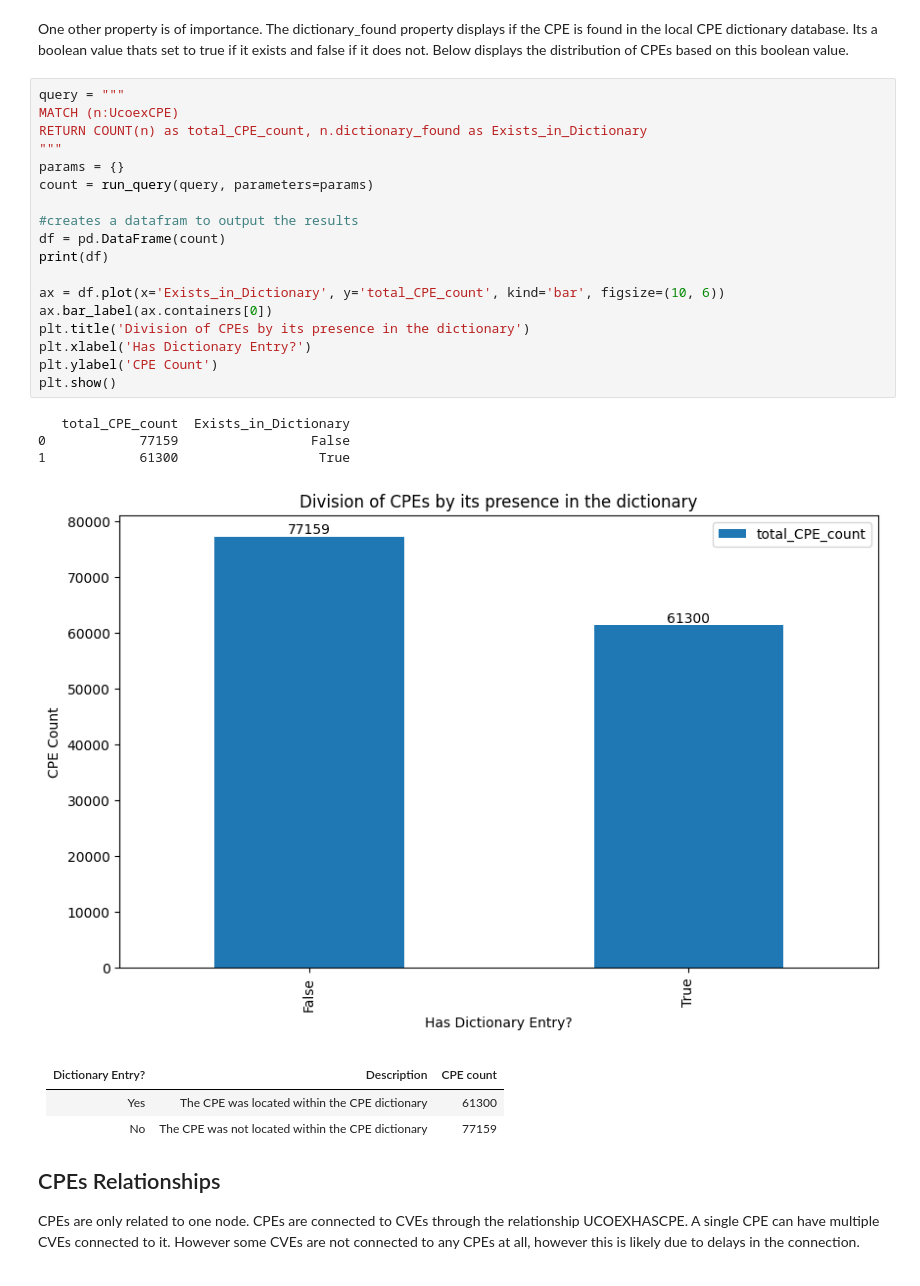
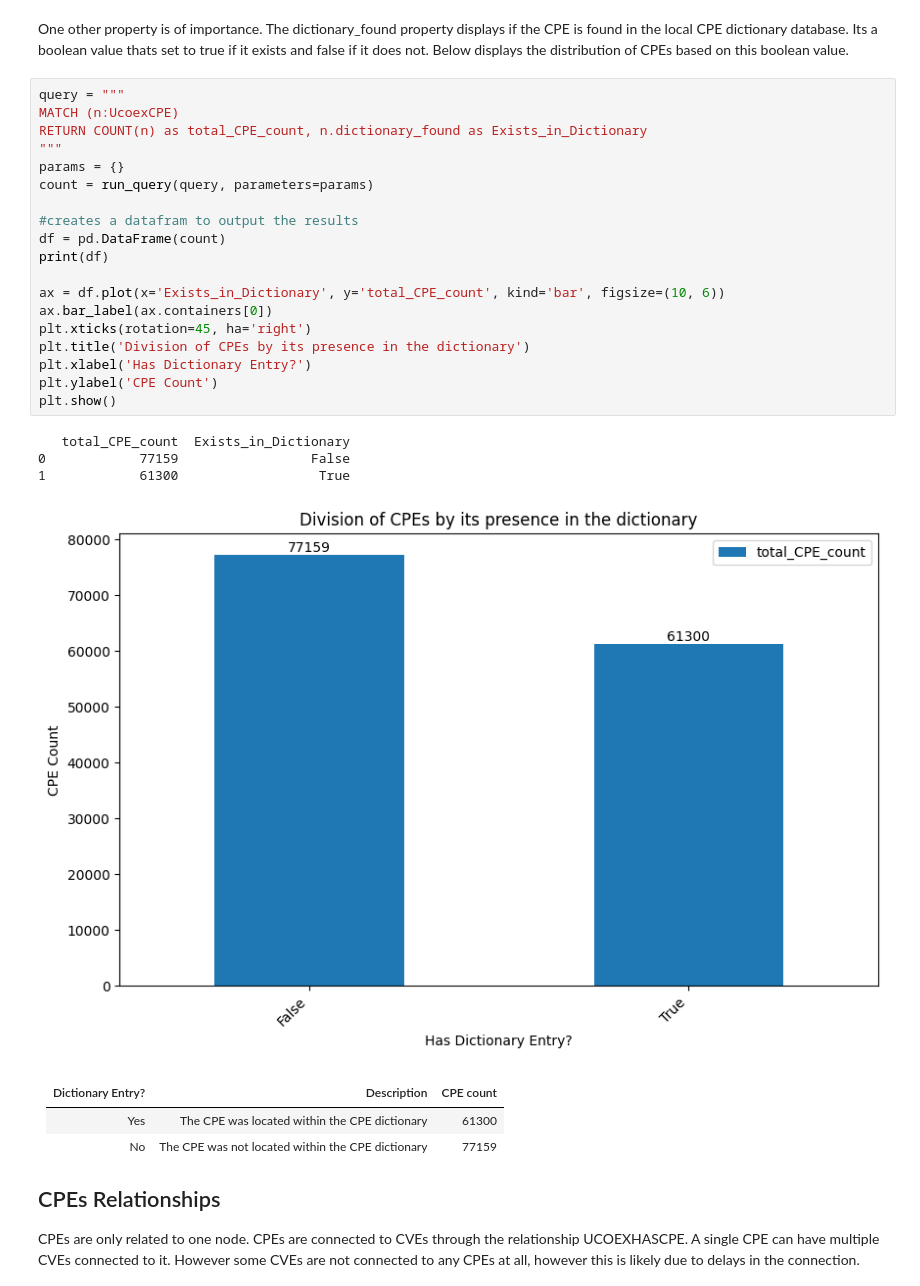
Before and after one commit to edogdu/UCKG, a Jupyter notebook: documents/notebooks/UCKG_Analysis.ipynb, the cells around one changed output. Saved outputs shown, nothing was run; the diff lists cells and outputs as text.

```diff
--- a/documents/notebooks/UCKG_Analysis.ipynb
+++ b/documents/notebooks/UCKG_Analysis.ipynb
@@ -1030,26 +1037,27 @@ One other property is of importance. The dictionary_found property displays if t
 # %%
 query = """
 MATCH (n:UcoexCPE)
 RETURN COUNT(n) as total_CPE_count, n.dictionary_found as Exists_in_Dictionary
 """
 params = {}
 count = run_query(query, parameters=params)
 
 #creates a datafram to output the results
 df = pd.DataFrame(count)
 print(df)
 
 ax = df.plot(x='Exists_in_Dictionary', y='total_CPE_count', kind='bar', figsize=(10, 6))
 ax.bar_label(ax.containers[0])
+plt.xticks(rotation=45, ha='right')
 plt.title('Division of CPEs by its presence in the dictionary')
 plt.xlabel('Has Dictionary Entry?')
 plt.ylabel('CPE Count')
 plt.show()
 # %% [output]
    total_CPE_count  Exists_in_Dictionary
 0            77159                 False
 1            61300                  True
-[figure, old version]
+[figure, new version]
 # %% [markdown]
 | Dictionary Entry? |                     Description                   | CPE count |
 |-------------------|---------------------------------------------------|-----------|
```
Also changed, not shown: parts of 63 cells of this notebook.
